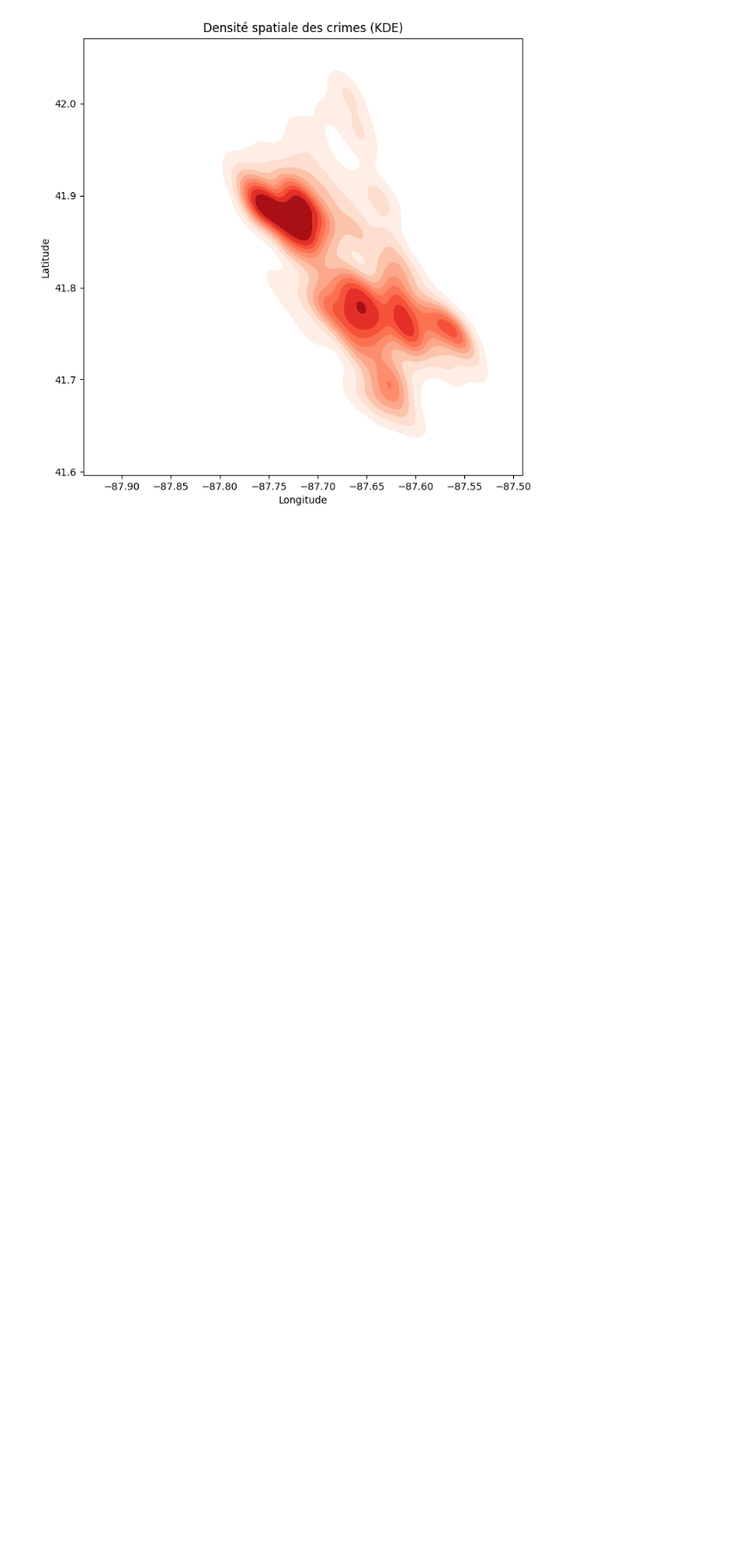
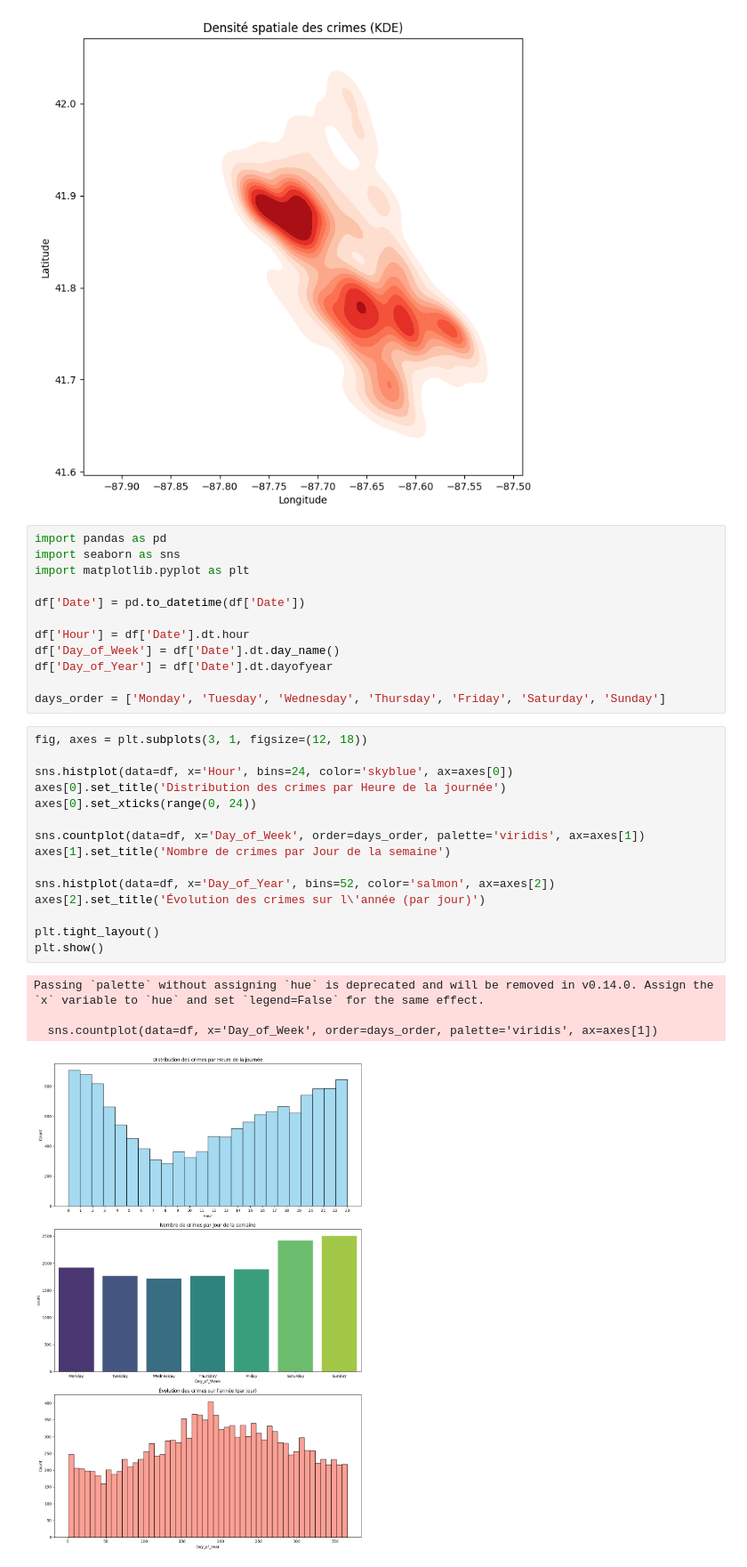
Before and after one commit to lejejefr/ECM_2526_FinalProject, a Jupyter notebook: Scripts/EDA.ipynb, the cells around one changed output. Shown at 89% size. Cells and saved outputs as stored; diff of their text form; blank space fills up the shorter version.

```diff
--- a/Scripts/EDA.ipynb
+++ b/Scripts/EDA.ipynb
@@ -159,3 +159,35 @@ plt.title("Densité spatiale des crimes (KDE)")
 plt.show()
 # %% [output]
 [figure]
+# %%
+import pandas as pd
+import seaborn as sns
+import matplotlib.pyplot as plt
+
+df['Date'] = pd.to_datetime(df['Date'])
+
+df['Hour'] = df['Date'].dt.hour
+df['Day_of_Week'] = df['Date'].dt.day_name()
+df['Day_of_Year'] = df['Date'].dt.dayofyear
+
+days_order = ['Monday', 'Tuesday', 'Wednesday', 'Thursday', 'Friday', 'Saturday', 'Sunday']
+# %%
+fig, axes = plt.subplots(3, 1, figsize=(12, 18))
+
+sns.histplot(data=df, x='Hour', bins=24, color='skyblue', ax=axes[0])
+axes[0].set_title('Distribution des crimes par Heure de la journée')
+axes[0].set_xticks(range(0, 24))
+
+sns.countplot(data=df, x='Day_of_Week', order=days_order, palette='viridis', ax=axes[1])
+axes[1].set_title('Nombre de crimes par Jour de la semaine')
+
+sns.histplot(data=df, x='Day_of_Year', bins=52, color='salmon', ax=axes[2])
+axes[2].set_title('Évolution des crimes sur l\'année (par jour)')
+
+plt.tight_layout()
+plt.show()
+# %% [output]
+Passing `palette` without assigning `hue` is deprecated and will be removed in v0.14.0. Assign the `x` variable to `hue` and set `legend=False` for the same effect.
+
+  sns.countplot(data=df, x='Day_of_Week', order=days_order, palette='viridis', ax=axes[1])
+[figure, added]
```
